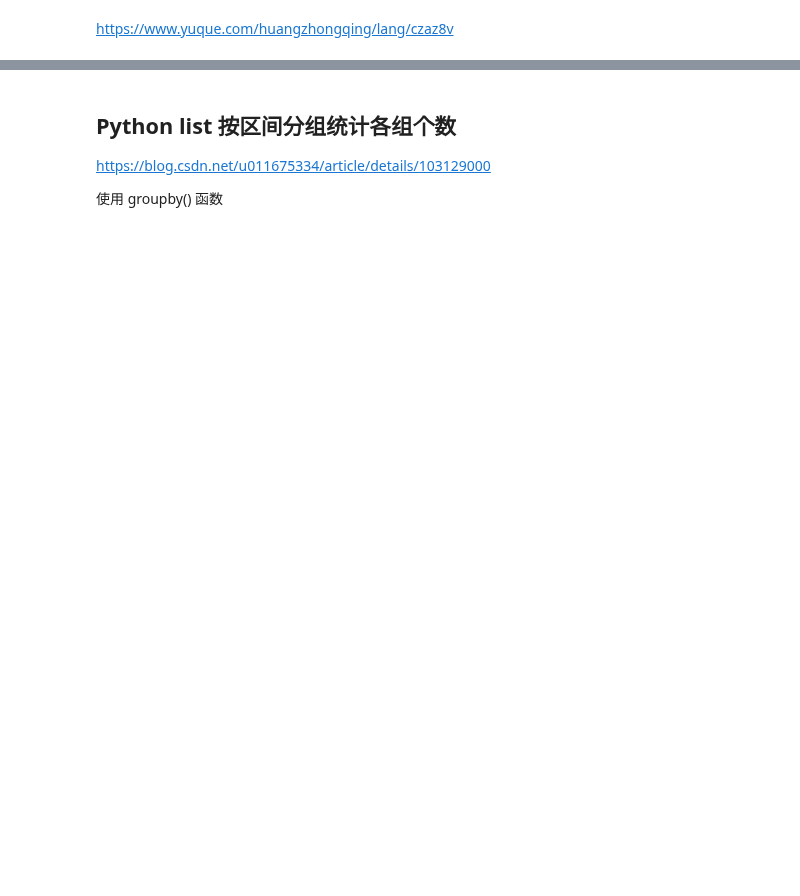
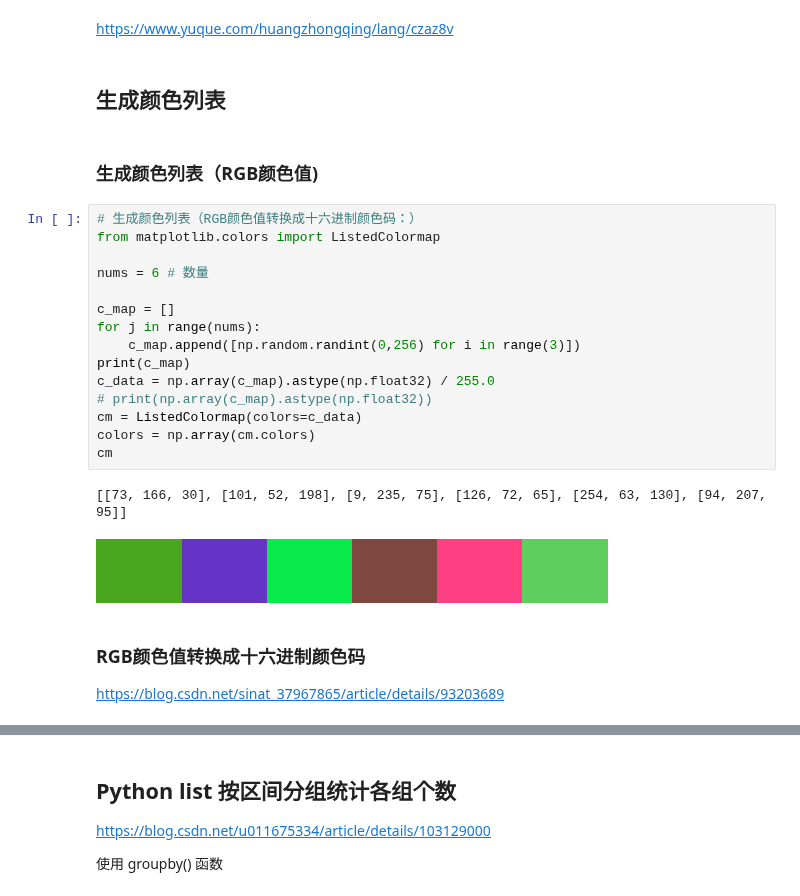
Before and after one commit to HuangCongQing/python-libraries, a Jupyter notebook: 03Matplotlib/应用/00统计数据小功能总结.ipynb, the cells around one changed output, grey strips where cells are left out. Cells and saved outputs as stored; diff of their text form; blank space fills up the shorter version.

Commit message:
add: RGB颜色值转换成十六进制颜色码

```diff
--- a/03Matplotlib/应用/00统计数据小功能总结.ipynb
+++ b/03Matplotlib/应用/00统计数据小功能总结.ipynb
@@ -1,2 +1,27 @@
 # %% [markdown]
 https://www.yuque.com/huangzhongqing/lang/czaz8v
+# %% [markdown]
+## 生成颜色列表
+# %% [markdown]
+### 生成颜色列表（RGB颜色值)
+# %%
+# 生成颜色列表（RGB颜色值转换成十六进制颜色码：）
+from matplotlib.colors import ListedColormap
+
+nums = 6 # 数量
+
+c_map = []
+for j in range(nums):
+    c_map.append([np.random.randint(0,256) for i in range(3)])
+print(c_map)
+c_data = np.array(c_map).astype(np.float32) / 255.0
+# print(np.array(c_map).astype(np.float32))
+cm = ListedColormap(colors=c_data)
+colors = np.array(cm.colors)
+cm
+# %% [output]
+[[73, 166, 30], [101, 52, 198], [9, 235, 75], [126, 72, 65], [254, 63, 130], [94, 207, 95]]
+[figure, added]
+# %% [markdown]
+### RGB颜色值转换成十六进制颜色码
+https://blog.csdn.net/sinat_37967865/article/details/93203689
```
Also changed, not shown: parts of 4 cells of this notebook.
